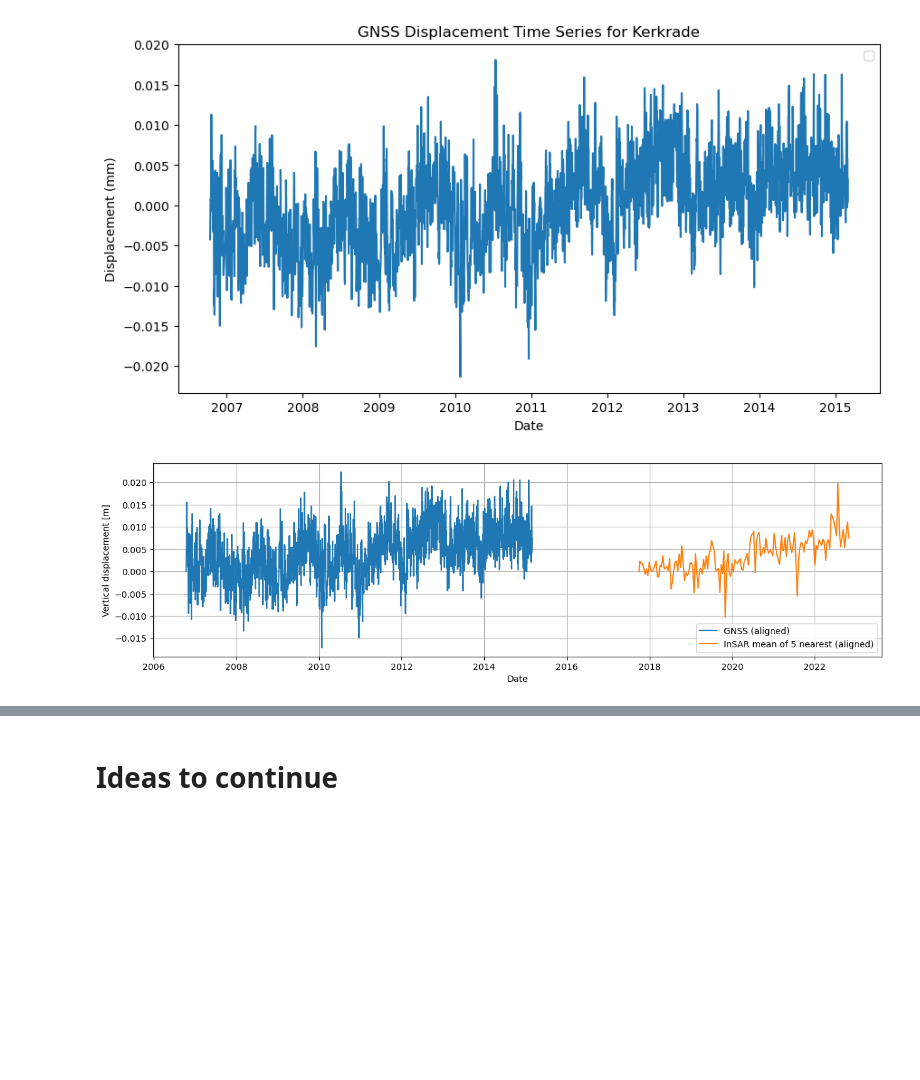
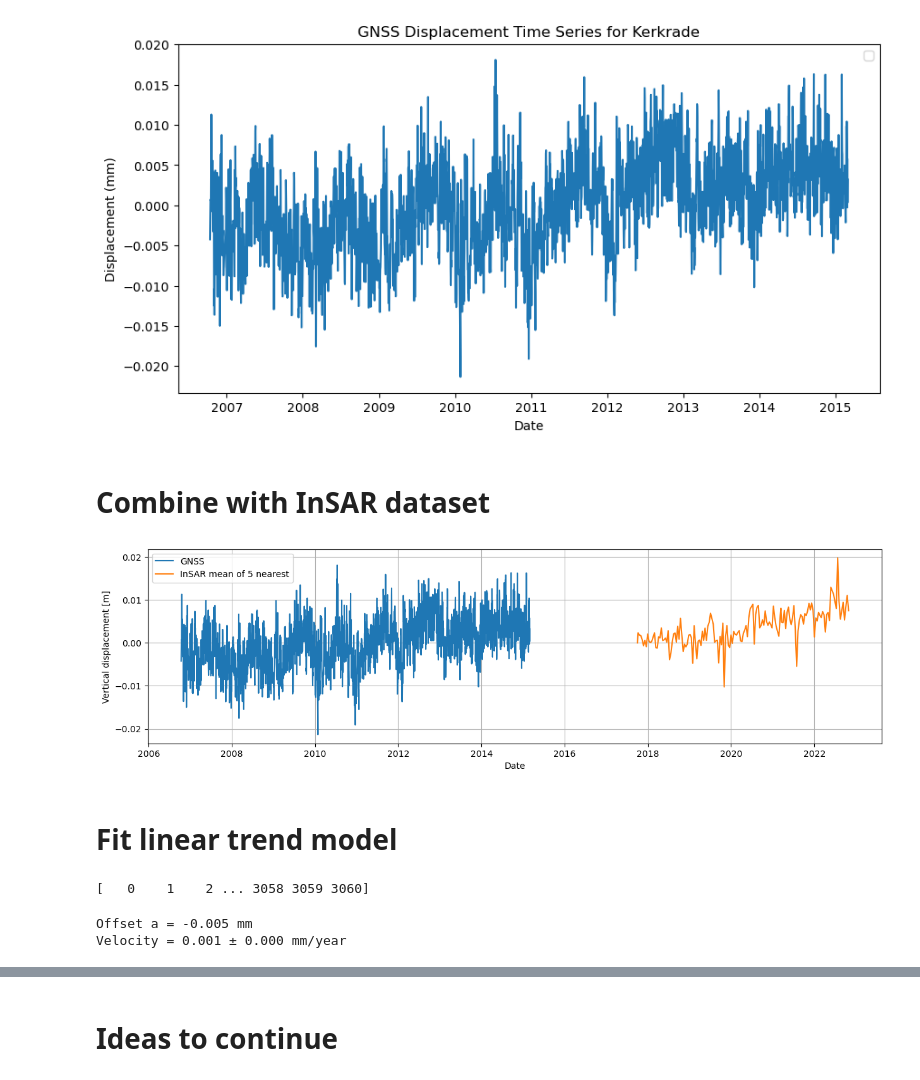
Before and after one commit to nigelwie/SHM-GH-Abandoned-Mines-Limburg, a Jupyter notebook: 02_plot_combined.ipynb, the cells around one changed output, grey strips where cells are left out. Cells and saved outputs as stored; diff of their text form; code cells hidden in the pictures; blank space fills up the shorter version.

```diff
--- a/02_plot_combined.ipynb
+++ b/02_plot_combined.ipynb
@@ -281,23 +282,45 @@ plt.legend()
 plt.show()
 # %% [output]
 [figure]
-# %%
-import matplotlib.pyplot as plt
-
-# Convert InSAR mean to numpy aligned with dates
-insar_u_vals = insar_mean_u.to_numpy()
-
-# Simple reference shift: align first value (you can also align over overlapping window)
-insar_u_vals_aligned = insar_u_vals - insar_u_vals[0]
-gnss_u_aligned = series_kerkrade_sorted["u"] - series_kerkrade_sorted["u"].iloc[0]
-
-plt.figure(figsize=(15,4))
-plt.plot(series_kerkrade_sorted["dates"], gnss_u_aligned, label="GNSS (aligned)")
-plt.plot(dates, insar_u_vals_aligned, label=f"InSAR mean of {N} nearest (aligned)")
-plt.xlabel("Date")
-plt.ylabel("Vertical displacement [m]")
-plt.grid(True)
-plt.legend()
-plt.show()
-# %% [output]
-[figure, removed]
+# %% [markdown]
+# Combine with InSAR dataset
+# %%
+# Convert InSAR mean to numpy aligned with dates
+insar_u_vals = insar_mean_u.to_numpy()
+
+plt.figure(figsize=(15,4))
+plt.plot(series_kerkrade_sorted["dates"], series_kerkrade_sorted["u"], label="GNSS")
+plt.plot(dates, insar_u_vals, label=f"InSAR mean of {N} nearest")
+plt.xlabel("Date")
+plt.ylabel("Vertical displacement [m]")
+plt.grid(True)
+plt.legend()
+plt.show()
+# %% [output]
+[figure, added]
+# %% [markdown]
+# Fit linear trend model
+# %%
+# Extract data
+gnss_dates = series_kerkrade_sorted["dates"]
+gnss_u = series_kerkrade_sorted["u"].values
+
+# Convert datetime to numeric time (days since first observation)
+t = (gnss_dates - gnss_dates.iloc[0]).dt.days.values
+print(t)
+# %% [output]
+[   0    1    2 ... 3058 3059 3060]
+# %%
+def linear_trend(t, a, b):
+    return a + b * t
+
+popt_lin, pcov_lin = curve_fit(linear_trend, t, gnss_u)
+
+a_hat, b_hat = popt_lin
+b_std = np.sqrt(pcov_lin[1, 1])
+
+print(f"Offset a = {a_hat:.3f} mm")
+print(f"Velocity = {b_hat*365.25:.3f} ± {b_std*365.25:.3f} mm/year")
+# %% [output]
+Offset a = -0.005 mm
+Velocity = 0.001 ± 0.000 mm/year
```
Also changed, not shown: parts of 3 cells of this notebook.
